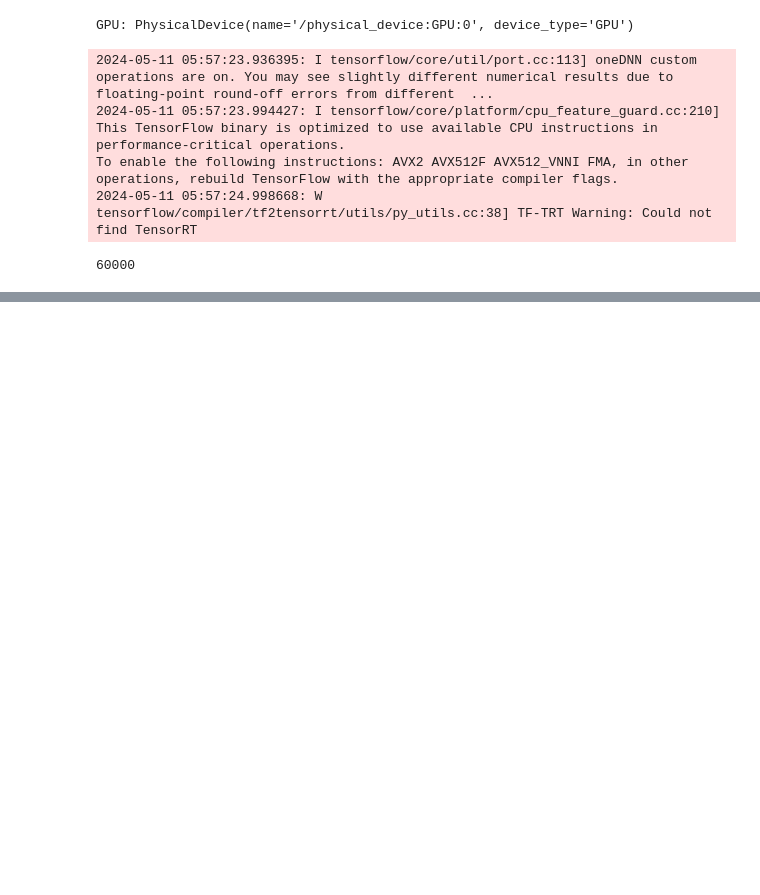
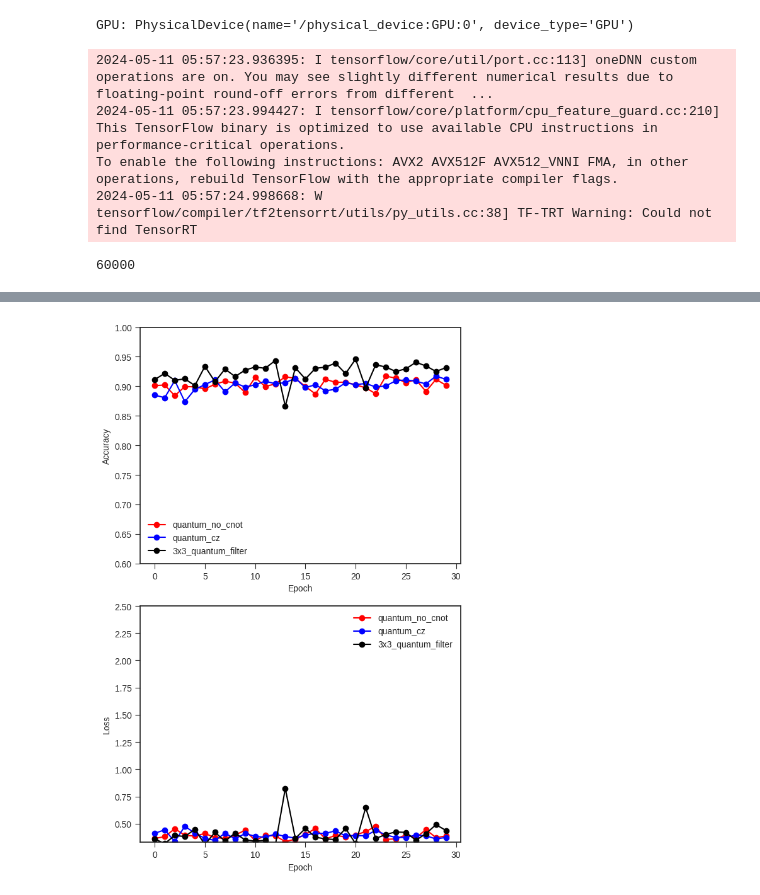
Before and after one commit to TheOpenSI/QML-QPF, a Jupyter notebook: scripts/visualisaton_results.ipynb, the cells around one changed output, grey strips where cells are left out. Cells and saved outputs as stored; diff of their text form; code cells hidden in the pictures; blank space fills up the shorter version.

```diff
--- a/scripts/visualisaton_results.ipynb
+++ b/scripts/visualisaton_results.ipynb
@@ -190,0 +213,33 @@ actual
+# %%
+results_cnn = {}
+for t, type in types.items():
+    with open(data.SAVE_PATH +"model_{}.json".format(type),'r') as json_file:
+        results_cnn[type] = json.load(json_file)
+# %%
+
+%matplotlib inline
+plt.style.use("seaborn-v0_8-ticks")
+fig, (ax1, ax2) = plt.subplots(2, 1, figsize=(6, 9))
+
+color = ["-or", "-ob", "-ok"]
+
+temp = 0
+for t, type in types.items():
+    ax1.plot(results_cnn[type]["val_accuracy"], color[temp], label=type)
+    ax1.set_ylabel("Accuracy")
+    ax1.set_ylim([0.6, 1])
+    ax1.set_xlabel("Epoch")
+    ax1.legend()
+
+    ax2.plot(results_cnn[type]["val_loss"], color[temp], label=type)
+
+    ax2.set_ylabel("Loss")
+    ax2.set_ylim(top=2.5)
+    ax2.set_xlabel("Epoch")
+    ax2.legend()
+    temp+=1
+
+plt.tight_layout()
+plt.show()
+# %% [output]
+[figure, added]
```
Also changed, not shown: parts of 5 cells of this notebook.
